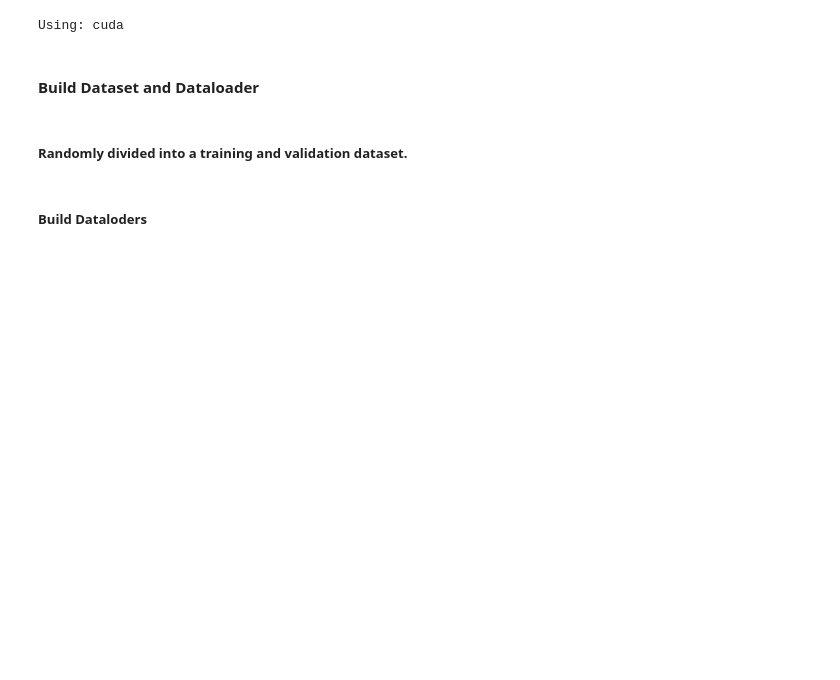
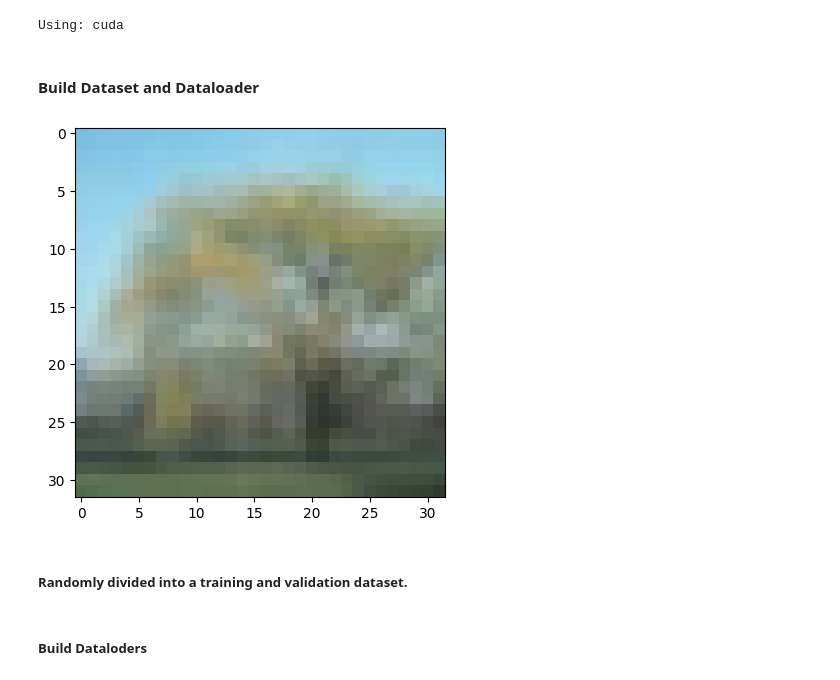
Before and after one commit to R12942159/NTU_ML, a Jupyter notebook: Embedding.ipynb, the cells around one changed output. Drawn from its saved outputs; the diff is of its cells as text; code cells hidden in the pictures; blank space fills up the shorter version.

```diff
--- a/Embedding.ipynb
+++ b/Embedding.ipynb
@@ -41,10 +41,12 @@ Using: cuda
 # %% [markdown]
 #### Build Dataset and Dataloader
 # %%
-# img = np.load('/content/data/trainX.npy')[999] / 255.
+img = np.load('/content/data/trainX.npy')[999] / 255.
 
-# plt.imshow(img)
-# plt.show()
+plt.imshow(img)
+plt.show()
+# %% [output]
+[figure, added]
 # %%
 class Hw3_dataset(torch.utils.data.Dataset):
     def __init__(self, data_path: str, to_tensor, transform, augmentation=True) -> None:
```
Also changed, not shown: parts of 5 cells of this notebook.
